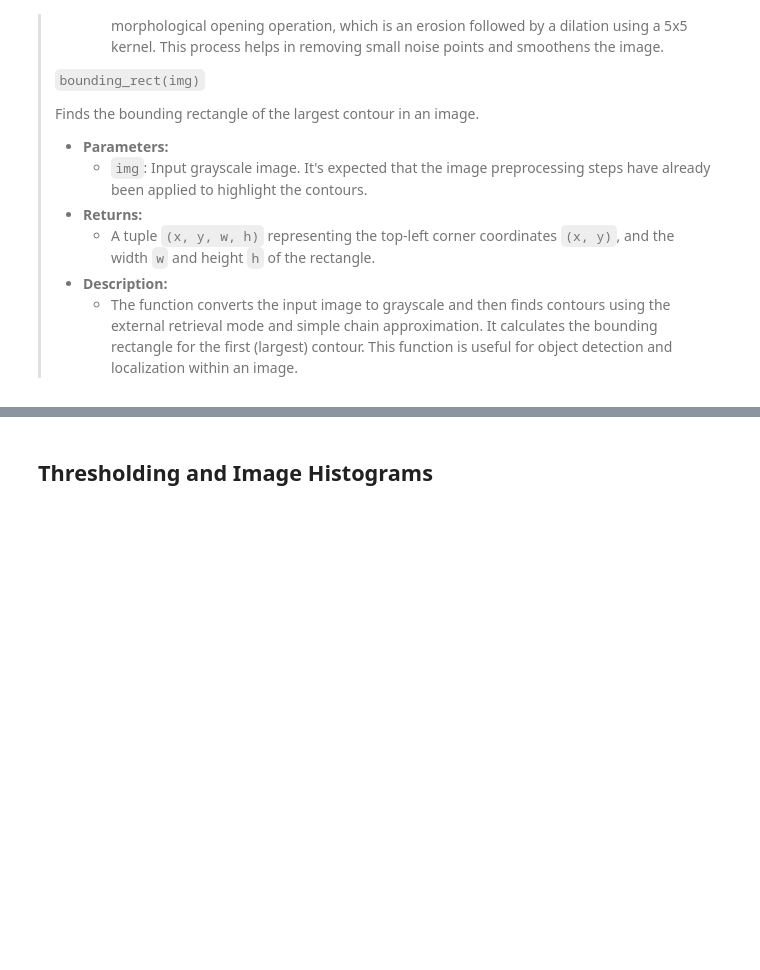
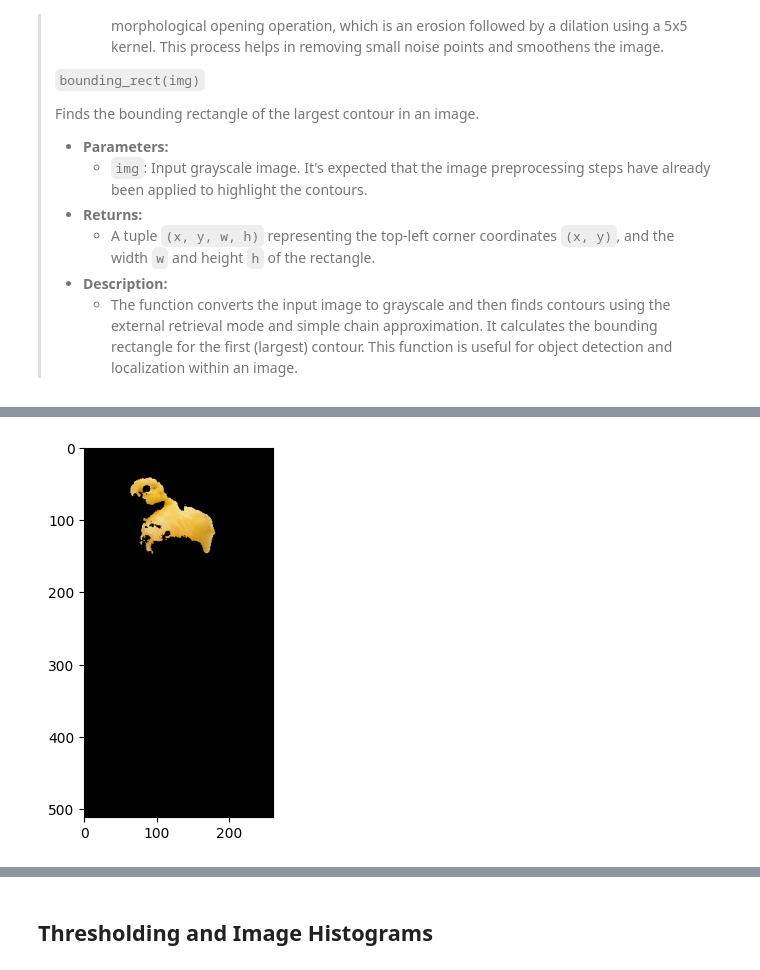
Before and after one commit to kiko4902/24-25-lab-2, a Jupyter notebook: lab2.ipynb, the cells around one changed output, grey strips where cells are left out. Drawn from its saved outputs; the diff is of its cells as text; code cells hidden in the pictures; blank space fills up the shorter version.

```diff
--- a/lab2.ipynb
+++ b/lab2.ipynb
@@ -120,0 +144,16 @@ import utils
+# %%
+import utils
+import cv2 as cv
+import numpy as np
+
+lower_yellow = np.array([20, 100, 100])
+upper_yellow = np.array([40, 255, 255])
+
+mask = cv.inRange(hsv_img2, lower_yellow, upper_yellow)
+
+result = cv.bitwise_and(img2, img2, mask=mask)
+
+plt.imshow(cv.cvtColor(result, cv.COLOR_BGR2RGB))
+plt.show()
+# %% [output]
+[figure, added]
```
Also changed, not shown: parts of 16 cells of this notebook.
